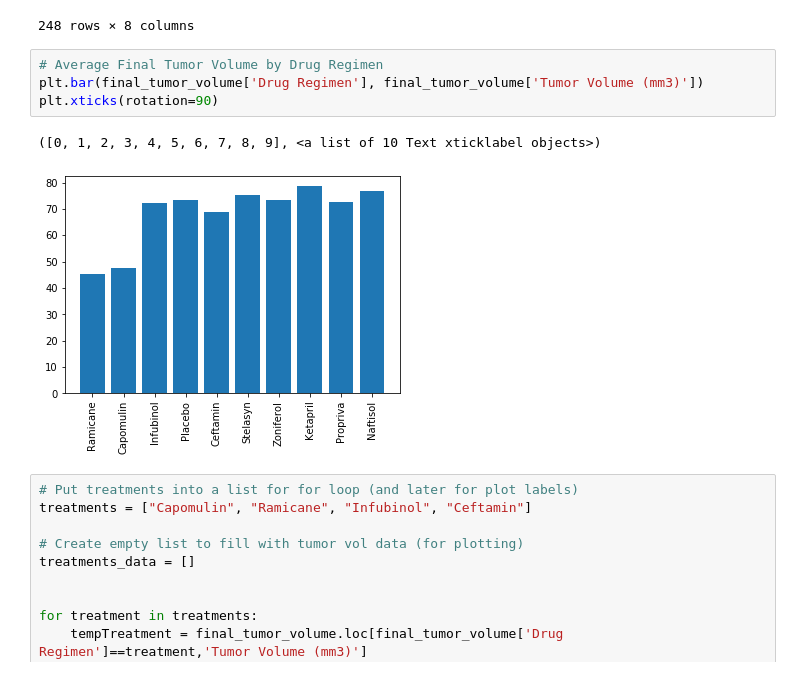
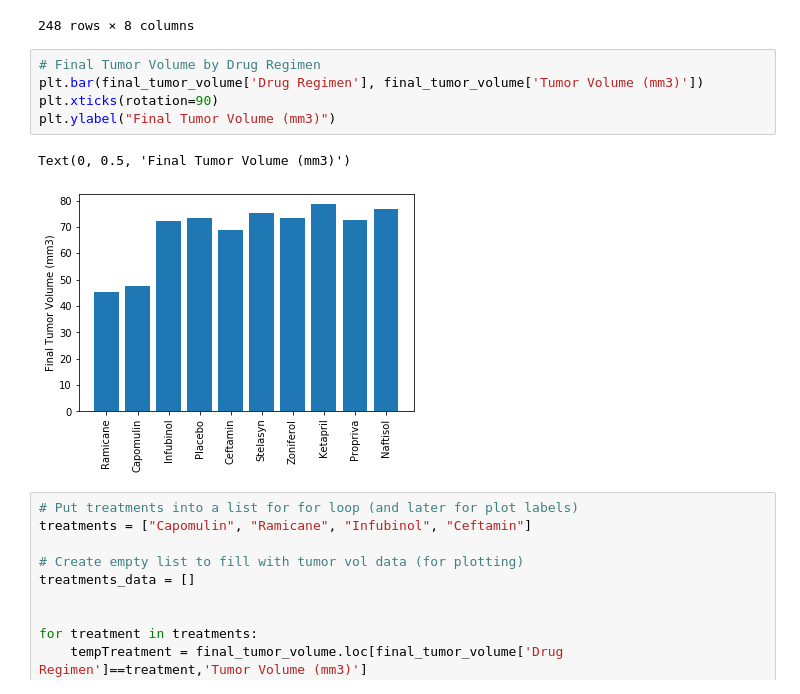
Before and after one commit to rbeebe1/Matplotlib_Challenge, a Jupyter notebook: Pymaceuticals/PyMaceuticals.ipynb, the cells around one changed output. Saved outputs shown, nothing was run; the diff lists cells and outputs as text.

```diff
--- a/Pymaceuticals/PyMaceuticals.ipynb
+++ b/Pymaceuticals/PyMaceuticals.ipynb
@@ -216,12 +216,13 @@ final_tumor_volume
 | 1892 | z969 | Naftisol | Male | 9 | 30 | 45 | 73.867845 | ... |
 248 rows × 8 columns
 # %%
-# Average Final Tumor Volume by Drug Regimen
+# Final Tumor Volume by Drug Regimen
 plt.bar(final_tumor_volume['Drug Regimen'], final_tumor_volume['Tumor Volume (mm3)'])
 plt.xticks(rotation=90)
+plt.ylabel("Final Tumor Volume (mm3)")
 # %% [output]
-([0, 1, 2, 3, 4, 5, 6, 7, 8, 9], <a list of 10 Text xticklabel objects>)
+Text(0, 0.5, 'Final Tumor Volume (mm3)')
-[figure, old version]
+[figure, new version]
 # %%
 # Put treatments into a list for for loop (and later for plot labels)
 treatments = ["Capomulin", "Ramicane", "Infubinol", "Ceftamin"]
```
